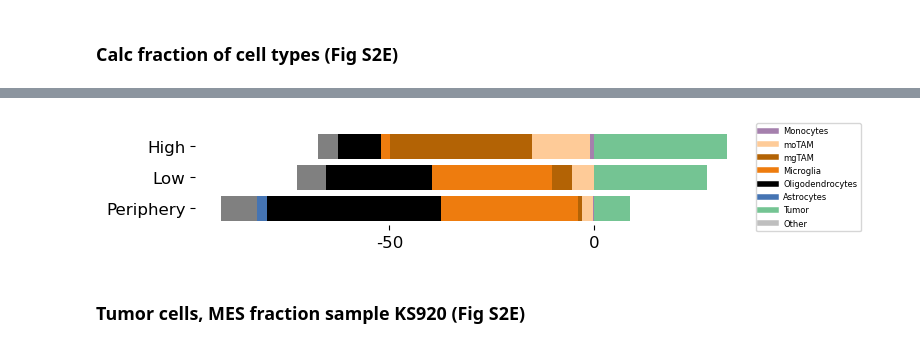
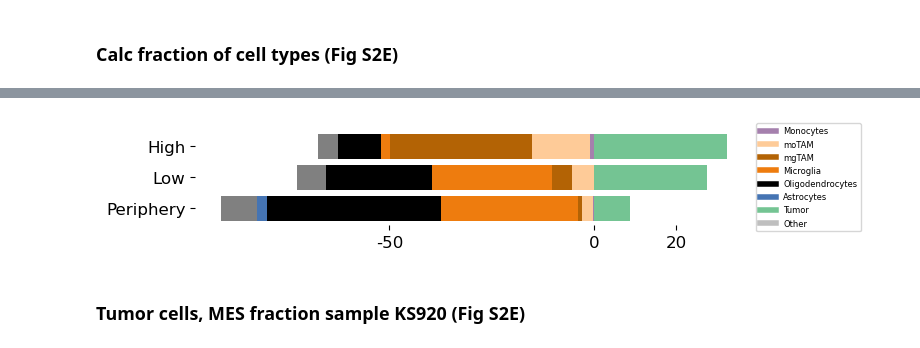
Before and after one commit to linnarsson-lab/glioblastoma_wound_response, a Jupyter notebook: Example_Notebooks/Figure S2/Figure_S2A_C_D_E.ipynb, the cells around one changed output, grey strips where cells are left out. Cells and saved outputs as stored; diff of their text form; code cells hidden in the pictures.

```diff
--- a/Example_Notebooks/Figure S2/Figure_S2A_C_D_E.ipynb
+++ b/Example_Notebooks/Figure S2/Figure_S2A_C_D_E.ipynb
@@ -491,10 +496,10 @@ left = np.zeros(len(unique_samples))
 fig, ax1 = plt.subplots(figsize=(6, 1.25))
 fig.tight_layout(pad=0)
 ax1.spines[['top','bottom','left', 'right']].set_visible(False)
-ax1.set_xticks([-50,0,50])
+ax1.set_xticks([-50,0,20])
 ax1.xaxis.set_visible(True)
 
-ax1.set_xticklabels([-50,0,50],fontsize=12)
+ax1.set_xticklabels([-50,0,20],fontsize=12)
 
 for i, ct in enumerate(Right_order):
     ax1.barh(unique_samples,height=0.8, width=-nontumor_bars[ct],left=-left, color=palette_classes[ct])
@@ -508,5 +513,5 @@ hidden_lines = [Line2D([0], [0], color=clr, lw=4) for clr in Z]
 ax1.legend(hidden_lines,labels2, loc='center left', bbox_to_anchor=(1, 0.5),fontsize=6)
 ax1.set_yticklabels(unique_samples, fontsize=12)
 None
-#plt.savefig("/ws/sl/jesper/MES_paper/FigS2/E_KS920_924_925_celltypes_zones_barplot.pdf",dpi=300, bbox_inches="tight")
+#plt.savefig("/ws/sl/jesper/MES_paper/SupplFig2/E_KS920_924_925_celltypes_zones_barplot.pdf",dpi=300, bbox_inches="tight")
 # %% [output]
@@ -515,4 +520,4 @@ Wall time: 2.9 s
-[figure, old version]
+[figure, new version]
 # %% [markdown]
 ### Tumor cells, MES fraction sample KS920 (Fig S2E)
 # %%
```
Also changed, not shown: parts of 11 cells of this notebook.
